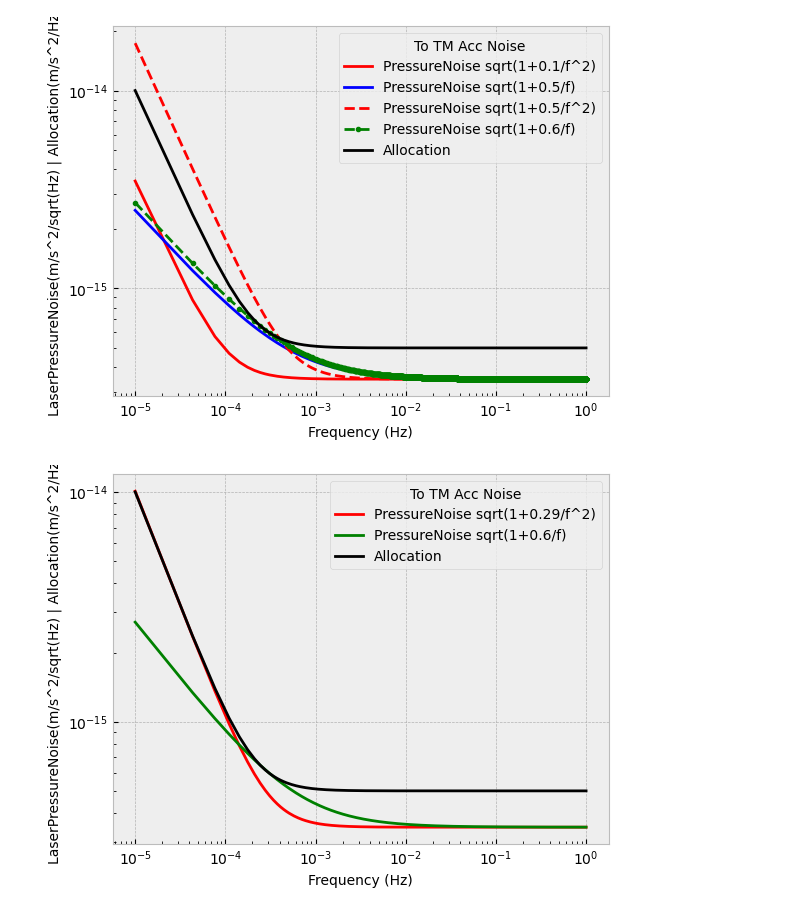
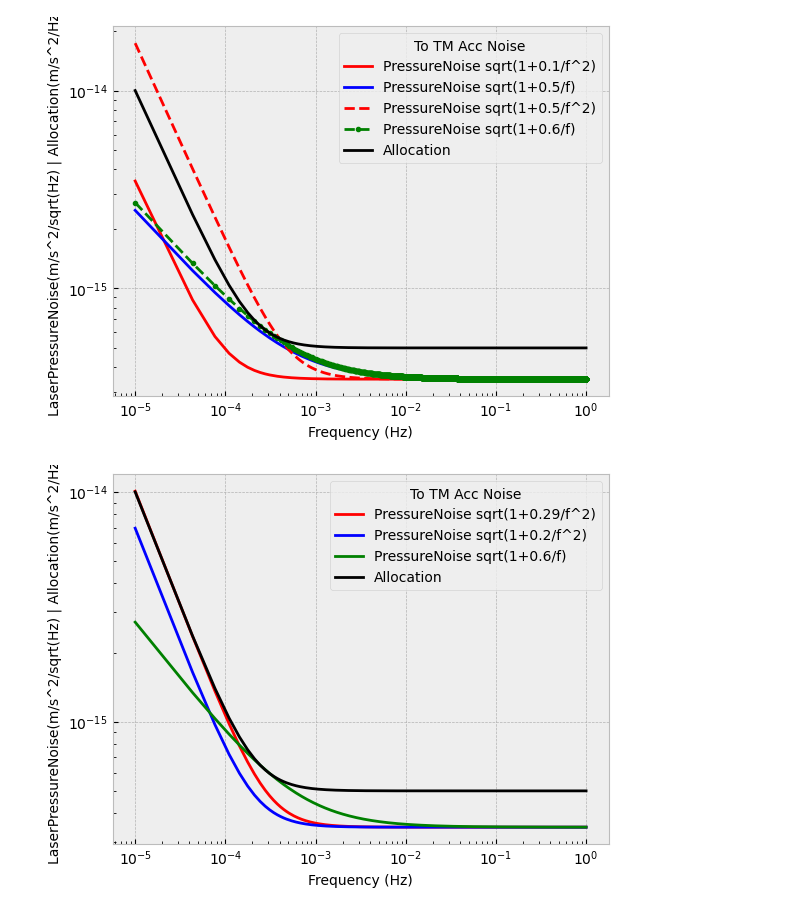
Before and after one commit to raidurgesh/LaserPressureNoise, a Jupyter notebook: LaserPressureNoiseNew_ver0.fun.ipynb, the cells around one changed output. Cells and saved outputs as stored; diff of their text form; code cells hidden in the pictures.

```diff
--- a/LaserPressureNoiseNew_ver0.fun.ipynb
+++ b/LaserPressureNoiseNew_ver0.fun.ipynb
@@ -113,31 +113,34 @@ Mass=1.92
 #speed of light in m/s
 C=299792458.0
 #Incident circularly polarized beam power in Watts
 Power=0.001
 RIN_PSD_p29=(1e-4)**2*(1+(0.29e-3/freq)**2)
+RIN_PSD_p2=(1e-4)**2*(1+(0.2e-3/freq)**2)
 RIN_PSD_n=(1e-4)**2*(1+(0.5e-3/freq))
 RIN_PSD_6=(1e-4)**2*(1+(0.6e-3/freq))
 RIN_PSD_n2=(1e-4)**2*(1+(0.5e-3/freq)**2)
 LaserPressureNoise_p29=(1/Mass**2*RIN_PSD_p29*4.*Power**2/C**2)**0.5
+LaserPressureNoise_p2=(1/Mass**2*RIN_PSD_p2*4.*Power**2/C**2)**0.5
 LaserPressureNoise_n=(1/Mass**2*RIN_PSD_n*4.*Power**2/C**2)**0.5
 LaserPressureNoise_n2=(1/Mass**2*RIN_PSD_n2*4.*Power**2/C**2)**0.5
 LaserPressureNoise_6=(1/Mass**2*RIN_PSD_6*4.*Power**2/C**2)**0.5
 Allocation=((1e-15)**2*(1e-4/freq)**2 + (0.5e-15)**2)**0.5
 plt.style.use('bmh')
 # plot lines
 plt.plot(freq, LaserPressureNoise_p29,'r-', label = "PressureNoise sqrt(1+0.29/f^2)")
+plt.plot(freq, LaserPressureNoise_p2,'b-', label = "PressureNoise sqrt(1+0.2/f^2)")
 #plt.plot(freq, LaserPressureNoise_n,'b-', label = "PressureNoise sqrt(1+0.5/f)")
 #plt.plot(freq, LaserPressureNoise_n2,'r--', label = "PressureNoise sqrt(1+0.5/f^2)")
 plt.plot(freq, LaserPressureNoise_6,'g-', label = "PressureNoise sqrt(1+0.6/f)")
 plt.plot(freq, Allocation,'k-', label = "Allocation")
 plt.yscale("log")
 plt.xscale("log")
 #plt.title("LaserPressureNoise")
 plt.xlabel("Frequency (Hz)")
 plt.ylabel("LaserPressureNoise(m/s^2/sqrt(Hz) | Allocation(m/s^2/Hz)")
 #plt.ylabel("LaserPressureNoise(m/s^2/sqrt(Hz)")
 # Add a title to a legend
 plt.legend(title = "To TM Acc Noise")
 plt.show()
 # %% [output]
-[figure, old version]
+[figure, new version]
```
